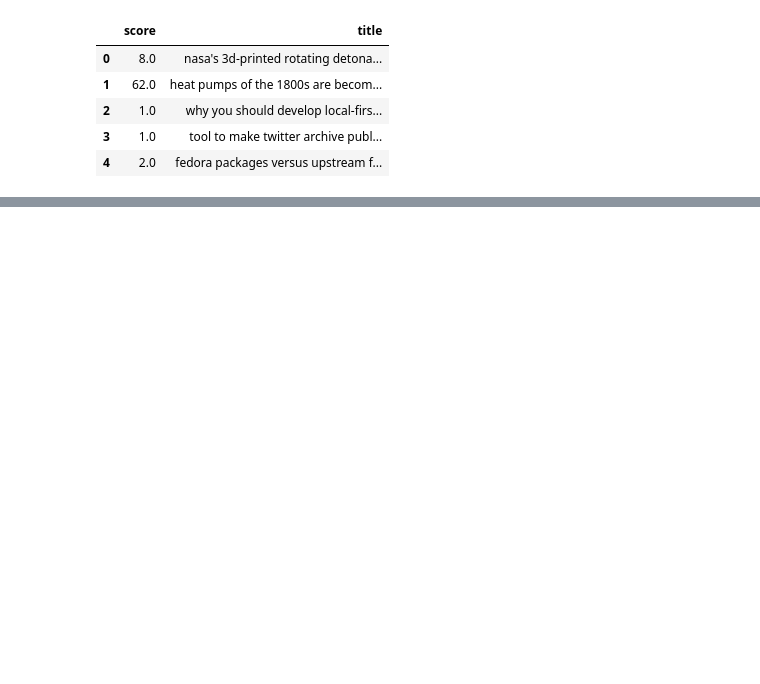
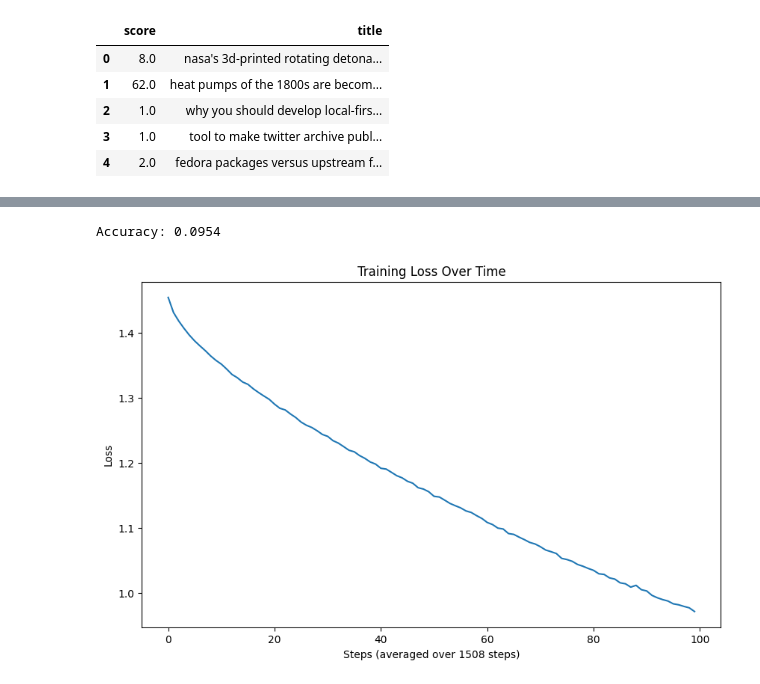
Before and after one commit to neural-ninjas-unite/hacker-news-predictor, a Jupyter notebook: notebooks/word2vec simplified input.ipynb, the cells around one changed output, grey strips where cells are left out. Cells and saved outputs as stored; diff of their text form; code cells hidden in the pictures; blank space fills up the shorter version.

Commit message:
training, negative sampling, accuracy evaluation functional

```diff
--- a/notebooks/word2vec simplified input.ipynb
+++ b/notebooks/word2vec simplified input.ipynb
@@ -25,7 +28,7 @@ df.head()
 | 4 | 2.0 | fedora packages versus upstream f... |
 # %%
 words = []
-num_lines = 10
+num_lines = 10000
 lines = df.title.tolist()[:num_lines]
 
 for i in df.title[:num_lines]:
@@ -84,0 +75,6 @@ targets_len
+# %%
+# Usage:
+context_len = 3
+input_indices, context_indices = create_skipgram_pairs(lines, stoi, context_len)
+X = torch.tensor(input_indices, dtype=torch.long)
+Y = torch.tensor(context_indices, dtype=torch.long)
@@ -129,5 +152,5 @@ word2vec = Word2Vec(vocab_size = vocab_size, emb_dims= emb_dims)
 loss_fn = nn.BCEWithLogitsLoss()
 
 # Setup optimizer to optimize model's parameters
-optimiser = torch.optim.SGD(params= word2vec.parameters(), lr = 0.5)
+optimiser = torch.optim.SGD(params= word2vec.parameters(), lr = 0.1)
 # %%
@@ -218,2 +261,65 @@ Epoch: 900 | Loss: 0.68928, Accuracy: 56.12%
+# %%
+def evaluate_accuracy(model, X, Y, vocab_size):
+    """
+    Calculate accuracy over the entire dataset at once.
+
+    Args:
+        model: The Word2Vec model
+        X: Tensor of input words [num_samples]
+        Y: Tensor of context words [num_samples, 2]
+    """
+    model.eval()
+
+    with torch.no_grad():
+        # Get embeddings for all input words
+        emb = model.embeddings(X)  # [num_samples, embedding_dim]
+
+        # Get context embeddings
+        ctx = model.output_weights.weight[Y]  # [num_samples, 2, embedding_dim]
+
+        # Calculate similarity scores
+        emb_reshaped = emb.unsqueeze(-1)  # [num_samples, embedding_dim, 1]
+        scores = torch.bmm(ctx, emb_reshaped).squeeze(-1)  # [num_samples, 2]
+
+        # Convert to predictions (0 or 1)
+        predictions = (torch.sigmoid(scores) > 0.5).float()
+
+        # Calculate accuracy
+        accuracy = (predictions == 1).float().mean().item()
+
+    return accuracy
+
+# Usage:
+accuracy = evaluate_accuracy(word2vec, X, Y, vocab_size)
+print(f"Accuracy: {accuracy:.4f}")
+# %% [output]
+Accuracy: 0.0954
+# %%
+def plot_loss(lossi):
+    """
+    Plot loss values using PyTorch operations.
+    """
+    losses = torch.tensor(lossi)
+    window_size = max(len(losses) // 100, 1)
+
+    # Reshape and mean
+    remainder = len(losses) % window_size
+    if remainder:
+        # Pad with the last value to make it evenly divisible
+        padding = window_size - remainder
+        losses = torch.cat([losses, losses[-1].repeat(padding)])
+
+    averaged_losses = losses.view(-1, window_size).mean(1)
+
+    plt.figure(figsize=(10, 6))
+    plt.plot(averaged_losses)
+    plt.title('Training Loss Over Time')
+    plt.xlabel(f'Steps (averaged over {window_size} steps)')
+    plt.ylabel('Loss')
+    plt.show()
+# %%
+plot_loss(lossi)
+# %% [output]
+[figure, added]
 # %%
 # plt.plot(torch.tensor(lossi).view(-1, 1000).mean(1))
```
Also changed, not shown: parts of 19 cells of this notebook, 1 other file.
